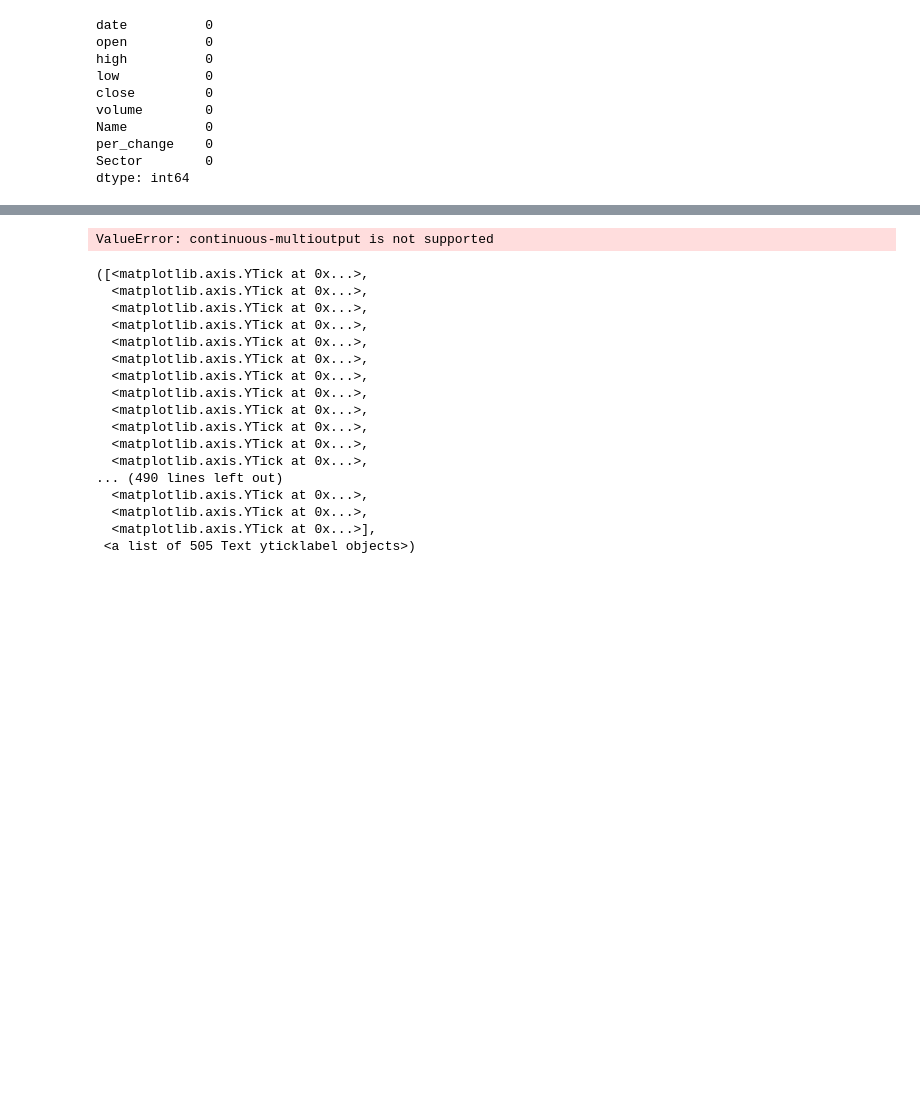
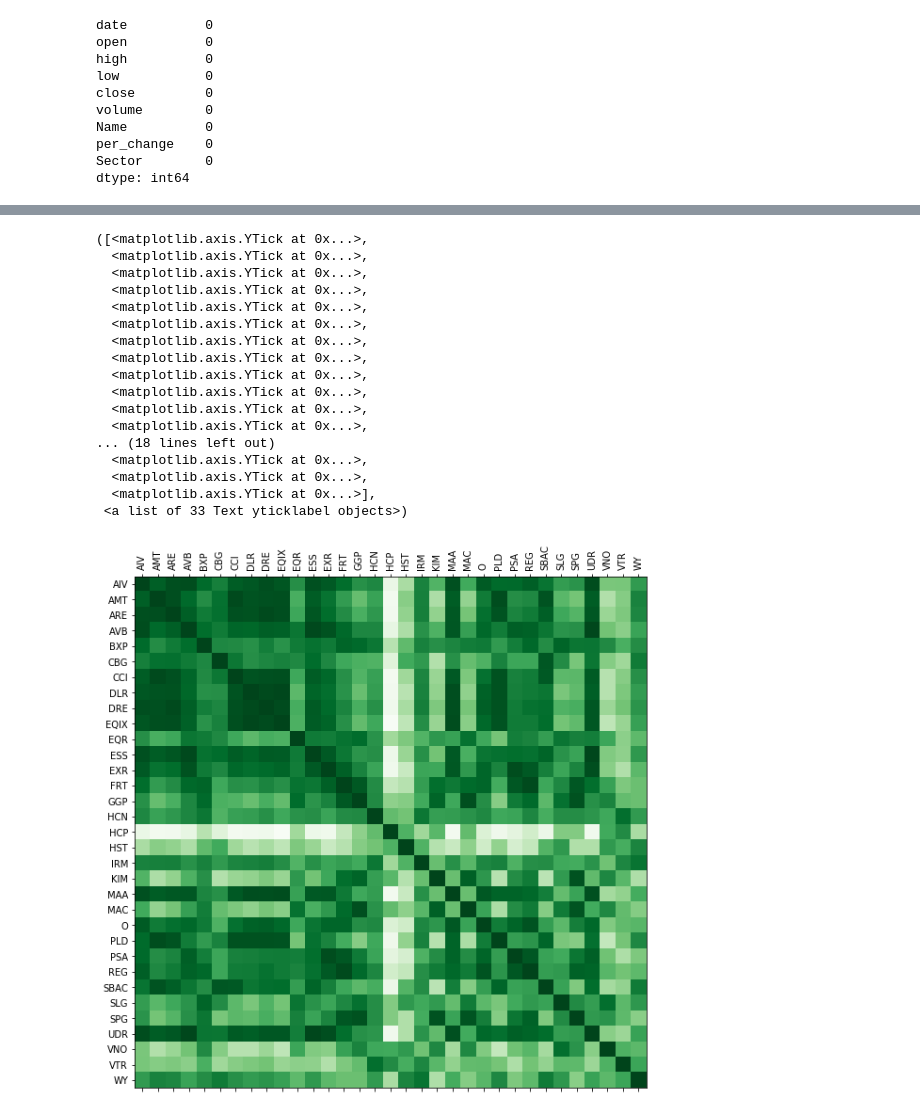
Before and after one commit to Aaivazi000/fintech-master, a Jupyter notebook: Marin Workspace/marin_5.9.ipynb, the cells around one changed output, grey strips where cells are left out. Saved outputs shown, nothing was run; the diff lists cells and outputs as text; code cells hidden in the pictures; blank space fills up the shorter version.

```diff
--- a/Marin Workspace/marin_5.9.ipynb
+++ b/Marin Workspace/marin_5.9.ipynb
@@ -214,30 +181,27 @@ correlation
-# %%
-cm.g
-# %% [output]
-ValueError: continuous-multioutput is not supported
 # %%
 fig, ax = plt.subplots(figsize=(10,10))
-ax.matshow(correlation, cmap=cm.get_cmap('Greys'))
-plt.xticks(range(len(correlation.columns)), correlation.columns)
+ax.matshow(correlation, cmap=cm.get_cmap('Greens'))
+plt.xticks(range(len(correlation.columns)), correlation.columns, rotation='vertical')
 plt.yticks(range(len(correlation.columns)), correlation.columns)
 # %% [output]
 ([<matplotlib.axis.YTick at 0x...>,
   <matplotlib.axis.YTick at 0x...>,
   <matplotlib.axis.YTick at 0x...>,
   <matplotlib.axis.YTick at 0x...>,
   <matplotlib.axis.YTick at 0x...>,
   <matplotlib.axis.YTick at 0x...>,
   <matplotlib.axis.YTick at 0x...>,
   <matplotlib.axis.YTick at 0x...>,
   <matplotlib.axis.YTick at 0x...>,
   <matplotlib.axis.YTick at 0x...>,
   <matplotlib.axis.YTick at 0x...>,
   <matplotlib.axis.YTick at 0x...>,
-... (490 lines left out)
+... (18 lines left out)
   <matplotlib.axis.YTick at 0x...>,
   <matplotlib.axis.YTick at 0x...>,
   <matplotlib.axis.YTick at 0x...>],
- <a list of 505 Text yticklabel objects>)
+ <a list of 33 Text yticklabel objects>)
+[figure, added]
 # %%
 from pyclustering.cluster import cluster_visualizer
 from pyclustering.cluster.cure import cure
```
Also changed, not shown: parts of 24 cells of this notebook.
